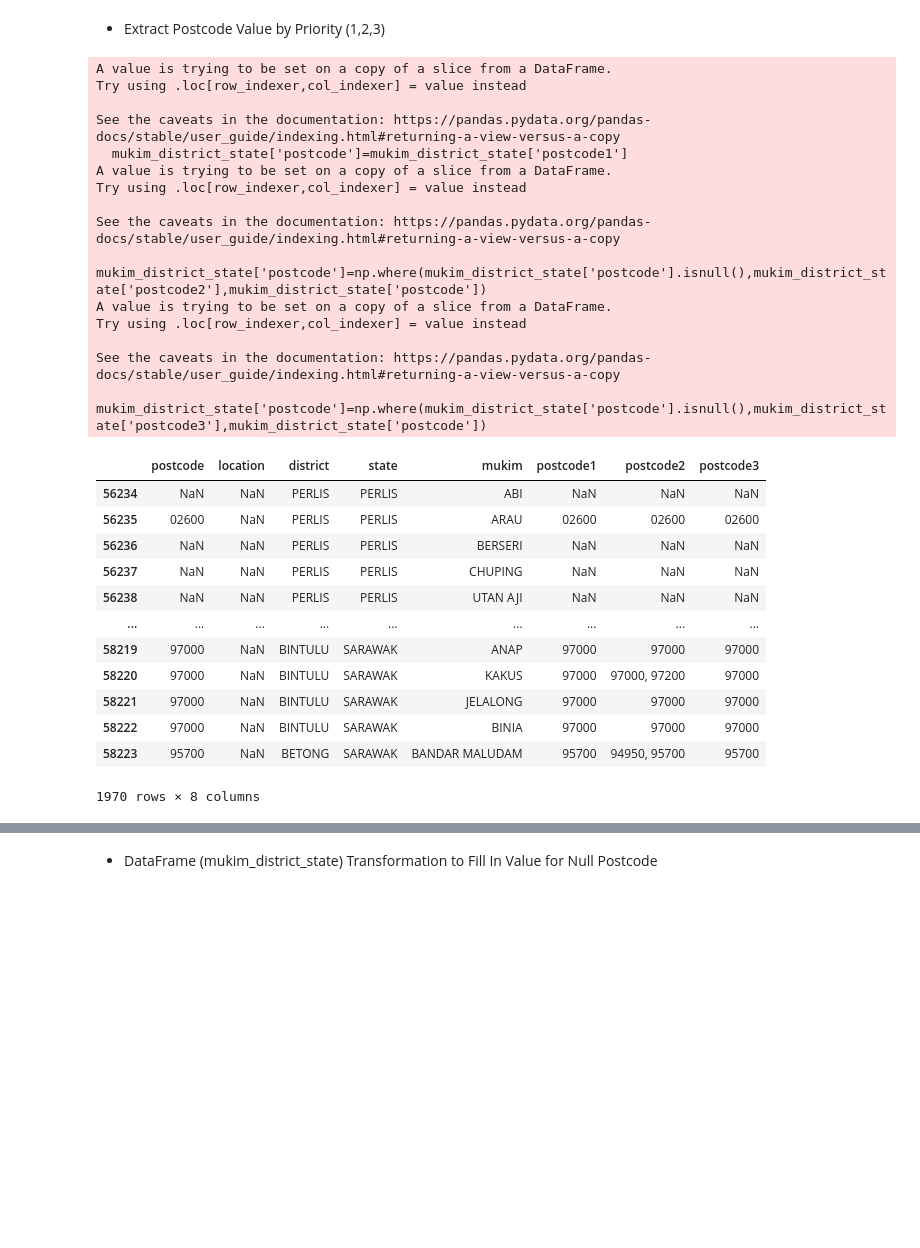
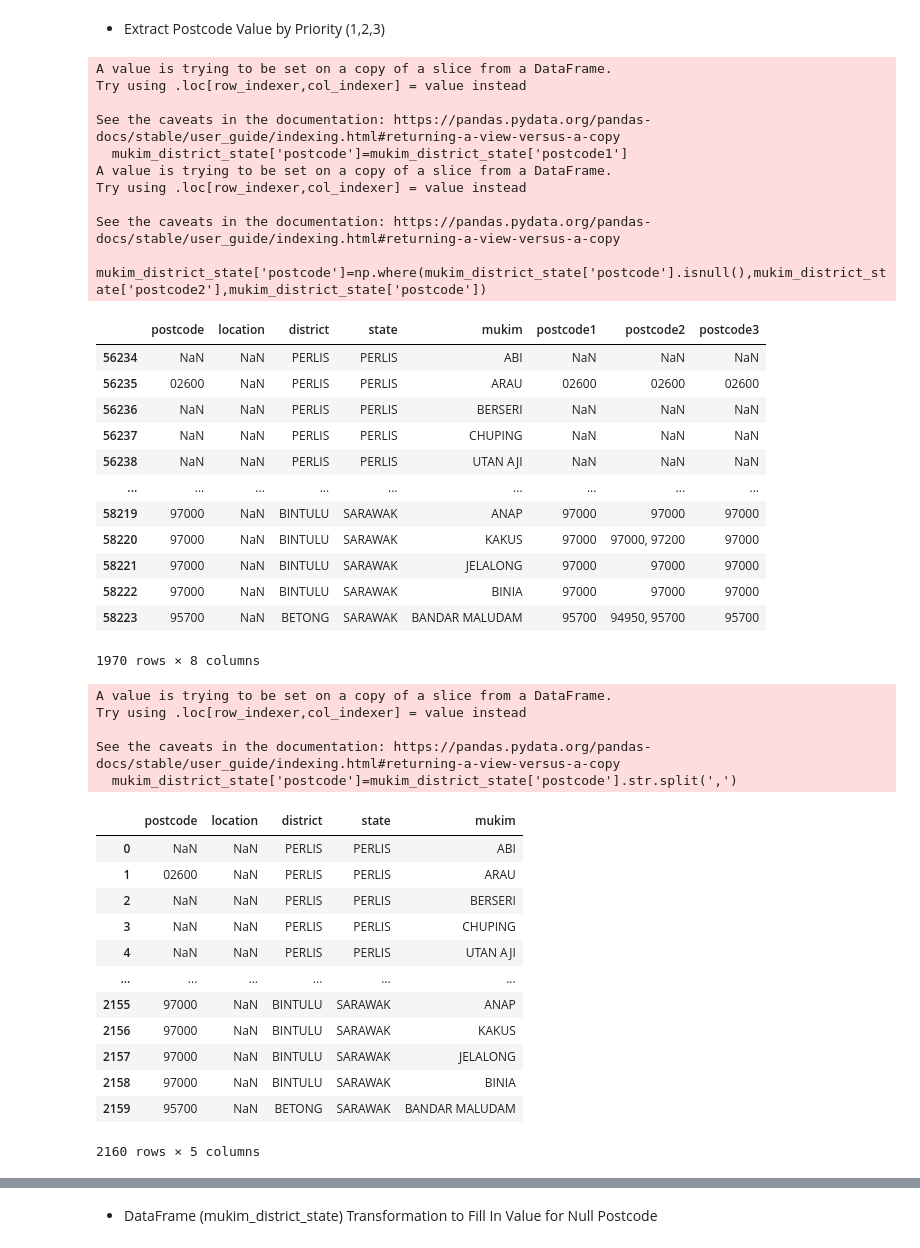
Before and after one commit to izardy/malaysia-postcode-mapper, a Jupyter notebook: notebook/data-prep.ipynb, the cells around one changed output, grey strips where cells are left out. Drawn from its saved outputs; the diff is of its cells as text; code cells hidden in the pictures; blank space fills up the shorter version.

```diff
--- a/notebook/data-prep.ipynb
+++ b/notebook/data-prep.ipynb
@@ -515,7 +507,7 @@ mukim_district_state
 # %%
 mukim_district_state['postcode']=mukim_district_state['postcode1']
 mukim_district_state['postcode']=np.where(mukim_district_state['postcode'].isnull(),mukim_district_state['postcode2'],mukim_district_state['postcode'])
-mukim_district_state['postcode']=np.where(mukim_district_state['postcode'].isnull(),mukim_district_state['postcode3'],mukim_district_state['postcode'])
+#mukim_district_state['postcode']=np.where(mukim_district_state['postcode'].isnull(),mukim_district_state['postcode3'],mukim_district_state['postcode'])
 mukim_district_state
 # %% [output]
 A value is trying to be set on a copy of a slice from a DataFrame.
@@ -528,11 +520,6 @@ Try using .loc[row_indexer,col_indexer] = value instead
 
 See the caveats in the documentation: https://pandas.pydata.org/pandas-docs/stable/user_guide/indexing.html#returning-a-view-versus-a-copy
   mukim_district_state['postcode']=np.where(mukim_district_state['postcode'].isnull(),mukim_district_state['postcode2'],mukim_district_state['postcode'])
-A value is trying to be set on a copy of a slice from a DataFrame.
-Try using .loc[row_indexer,col_indexer] = value instead
-
-See the caveats in the documentation: https://pandas.pydata.org/pandas-docs/stable/user_guide/indexing.html#returning-a-view-versus-a-copy
-  mukim_district_state['postcode']=np.where(mukim_district_state['postcode'].isnull(),mukim_district_state['postcode3'],mukim_district_state['postcode'])
 |  | postcode | location | district | state | mukim | postcode1 | postcode2 | postcode3 |
 | 56234 | NaN | NaN | PERLIS | PERLIS | ABI | NaN | NaN | NaN |
 | 56235 | 02600 | NaN | PERLIS | PERLIS | ARAU | 02600 | 02600 | 02600 |
@@ -546,6 +533,29 @@ See the caveats in the documentation: https://pandas.pydata.org/pandas-docs/stab
 | 58222 | 97000 | NaN | BINTULU | SARAWAK | BINIA | 97000 | 97000 | 97000 |
 | 58223 | 95700 | NaN | BETONG | SARAWAK | BANDAR MALUDAM | 95700 | 94950, 95700 | 95700 |
 1970 rows × 8 columns
+# %%
+mukim_district_state['postcode']=mukim_district_state['postcode'].str.split(',')
+mukim_district_state=mukim_district_state.explode('postcode', ignore_index=True).drop(columns=['postcode1','postcode2','postcode3'])
+mukim_district_state
+# %% [output]
+A value is trying to be set on a copy of a slice from a DataFrame.
+Try using .loc[row_indexer,col_indexer] = value instead
+
+See the caveats in the documentation: https://pandas.pydata.org/pandas-docs/stable/user_guide/indexing.html#returning-a-view-versus-a-copy
+  mukim_district_state['postcode']=mukim_district_state['postcode'].str.split(',')
+|  | postcode | location | district | state | mukim |
+| 0 | NaN | NaN | PERLIS | PERLIS | ABI |
+| 1 | 02600 | NaN | PERLIS | PERLIS | ARAU |
+| 2 | NaN | NaN | PERLIS | PERLIS | BERSERI |
+| 3 | NaN | NaN | PERLIS | PERLIS | CHUPING |
+| 4 | NaN | NaN | PERLIS | PERLIS | UTAN AJI |
+| ... | ... | ... | ... | ... | ... |
+| 2155 | 97000 | NaN | BINTULU | SARAWAK | ANAP |
+| 2156 | 97000 | NaN | BINTULU | SARAWAK | KAKUS |
+| 2157 | 97000 | NaN | BINTULU | SARAWAK | JELALONG |
+| 2158 | 97000 | NaN | BINTULU | SARAWAK | BINIA |
+| 2159 | 95700 | NaN | BETONG | SARAWAK | BANDAR MALUDAM |
+2160 rows × 5 columns
 # %%
 mukim_district_state.isnull().sum()
 # %% [output]
```
Also changed, not shown: parts of 28 cells of this notebook.
